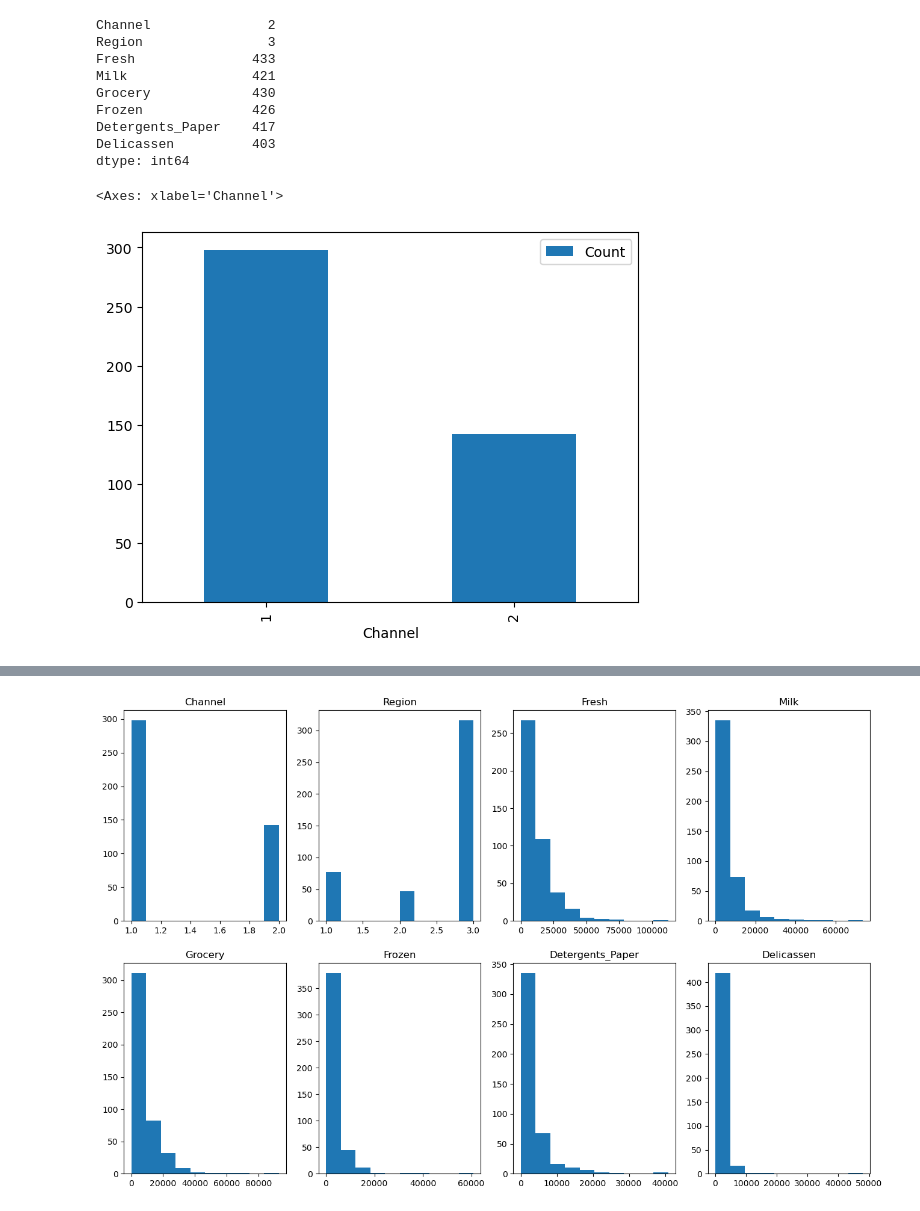
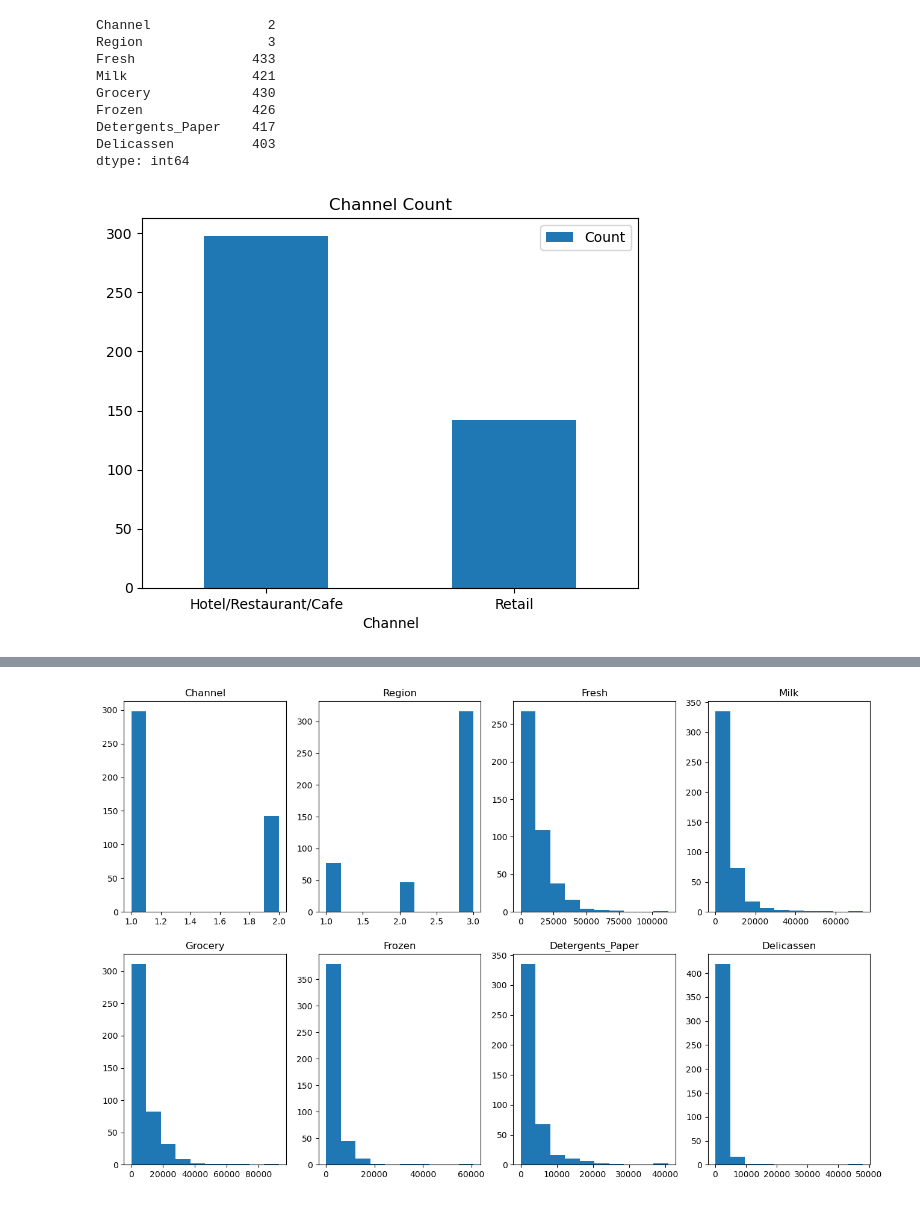
Before and after one commit to SBangarh/ml-project-unsupervised-learning, a Jupyter notebook: Unsupervised Learning - Project.ipynb, the cells around one changed output, grey strips where cells are left out. Drawn from its saved outputs; the diff is of its cells as text; code cells hidden in the pictures.

Commit message:
Explored Channels a bit more

```diff
--- a/Unsupervised Learning - Project.ipynb
+++ b/Unsupervised Learning - Project.ipynb
@@ -186,11 +186,23 @@ Frozen              426
 Detergents_Paper    417
 Delicassen          403
 dtype: int64
+# %%
+# Channel and Region are numerical data representing categorical data so I am going to change them to categorical for exploration purposes
+
+# 1 = Hotel/Restaurant/Cafe; 2 = Retail
+channel_dict = {1: 'Hotel/Restaurant/Cafe', 2: 'Retail'}
+
+# 1 = Lisnon; 2 = Oporto; 3 = Other
+region_dict = {1: 'Lisnon', 2: 'Oproto', 3: 'Other'}
 # %%
 #count of channel
+
+#change numerical labels to categorical for this purpose
+
 channels = pd.DataFrame(copy_data['Channel'].value_counts())
 channels = channels.reset_index().rename(columns={'index': 'Channel', 'Channel': 'Count'})
-channels.plot.bar('Channel', 'Count')
+channels = channels.replace(channel_dict)
+
+channel_graph = channels.plot.bar('Channel', 'Count', title='Channel Count', rot=0)
 # %% [output]
-<Axes: xlabel='Channel'>
-[figure, old version]
+[figure, new version]
```
Also changed, not shown: parts of 7 cells of this notebook.
